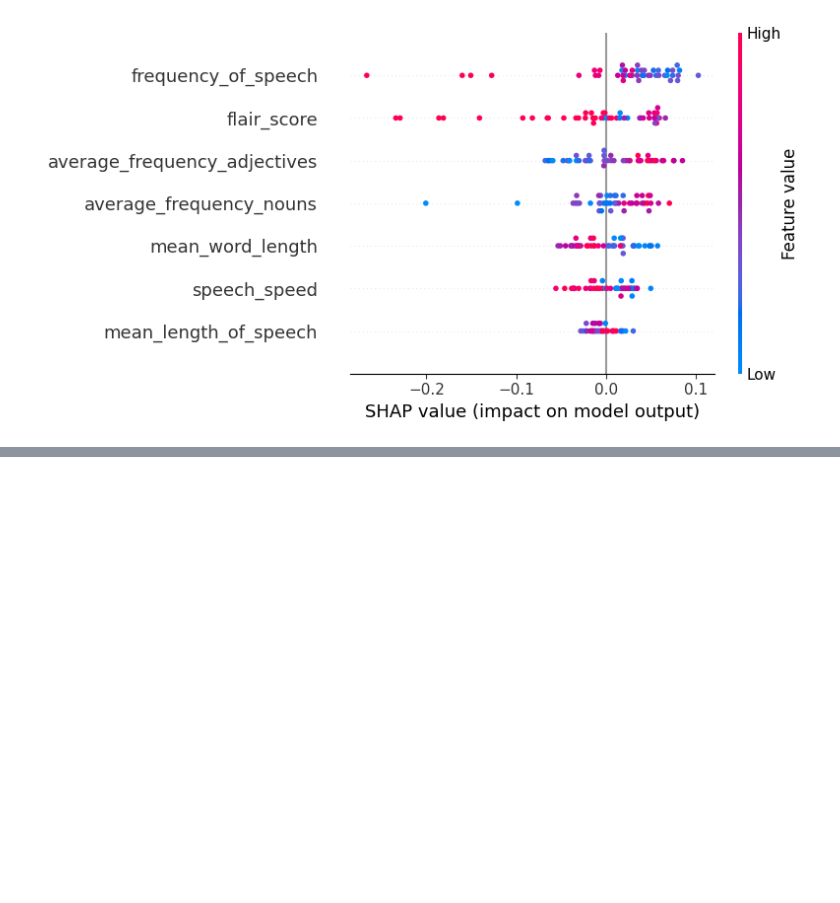
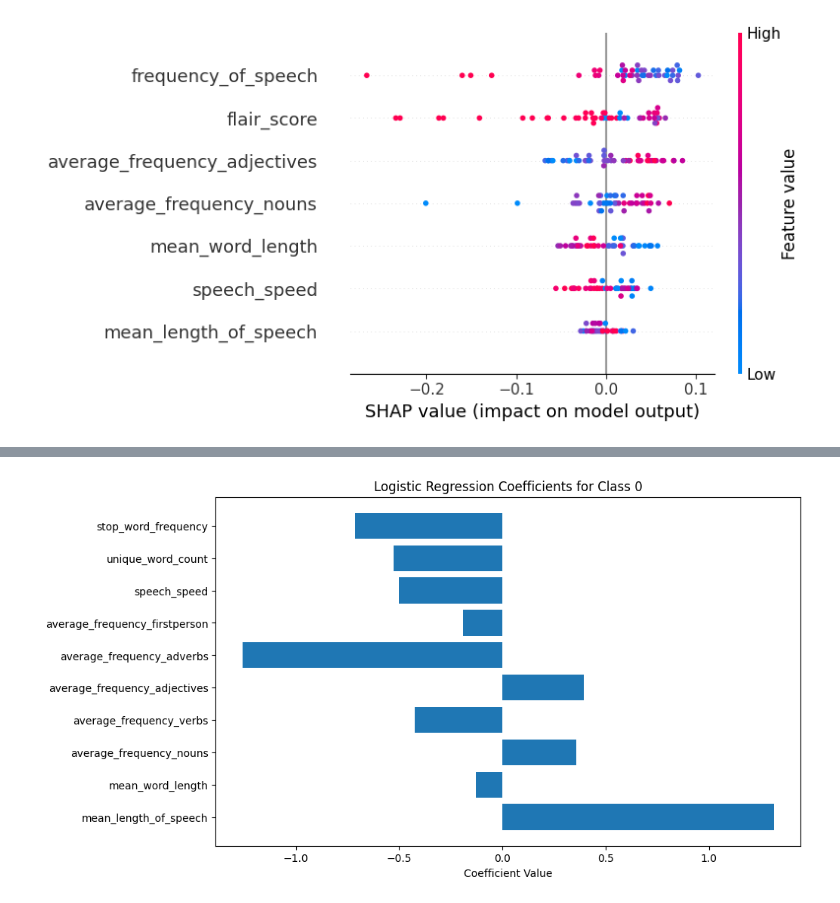
Before and after one commit to sochinghong/SU_project, a Jupyter notebook: simple_classification_v2.ipynb, the cells around one changed output, grey strips where cells are left out. Drawn from its saved outputs; the diff is of its cells as text; code cells hidden in the pictures; blank space fills up the shorter version.

```diff
--- a/simple_classification_v2.ipynb
+++ b/simple_classification_v2.ipynb
@@ -948,0 +1129,20 @@ shap.summary_plot(shap_values[:, :, 0], X_test_norm, feature_names=feat_names)
+# %%
+model.fit(X_train_norm, y_train)
+
+# Get coefficients for class 0 (negative class)
+coefficients_class_0 = -coefficients_class_1
+
+# Features
+features = ["mean_length_of_speech", "mean_word_length", "average_frequency_nouns",
+            "average_frequency_verbs", "average_frequency_adjectives",
+            "average_frequency_adverbs", "average_frequency_firstperson",
+            "speech_speed", "unique_word_count", "stop_word_frequency"]
+
+# Plot the coefficients for class 0
+plt.figure(figsize=(10, 6))
+plt.barh(features, coefficients_class_0)
+plt.xlabel('Coefficient Value')
+plt.title('Logistic Regression Coefficients for Class 0')
+plt.show()
+# %% [output]
+[figure, added]
```
Also changed, not shown: parts of 15 cells of this notebook.
